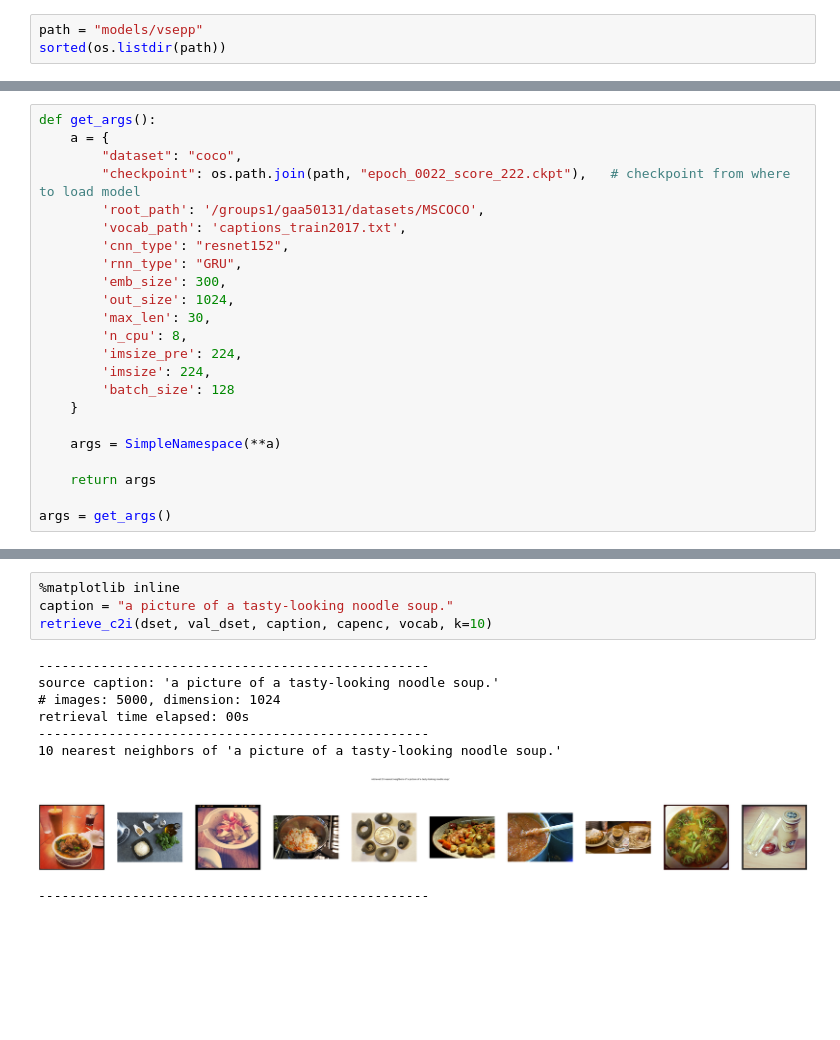
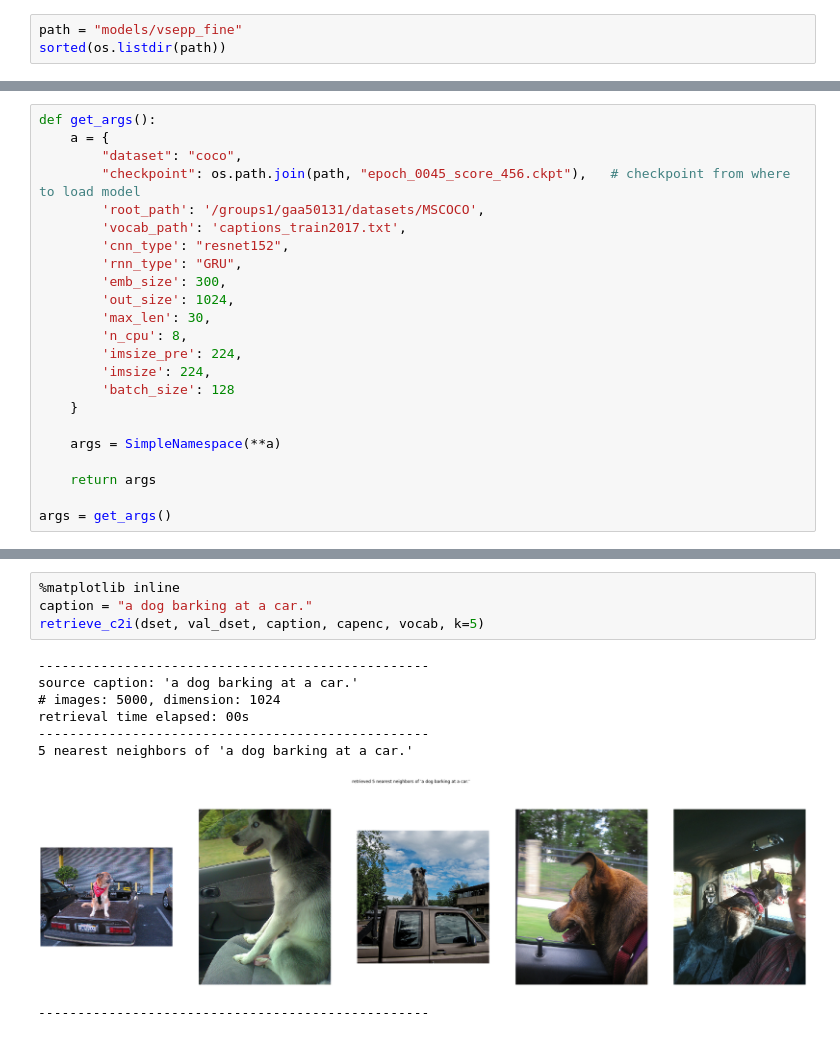
Before and after one commit to skasai5296/VSE, a Jupyter notebook: visualize.ipynb, the cells around one changed output, grey strips where cells are left out. Saved outputs shown, nothing was run; the diff lists cells and outputs as text; blank space fills up the shorter version.

```diff
--- a/visualize.ipynb
+++ b/visualize.ipynb
@@ -22,6 +21,6 @@ from model import ImageEncoder, CaptionEncoder
 from vocab import Vocabulary
 from eval import retrieve_i2c, retrieve_c2i
 # %%
-path = "models/vsepp"
+path = "models/vsepp_fine"
 sorted(os.listdir(path))
 # %% [output]
@@ -34,7 +42,7 @@ sorted(os.listdir(path))
 def get_args():
     a = {
         "dataset": "coco",
-        "checkpoint": os.path.join(path, "epoch_0022_score_222.ckpt"),   # checkpoint from where to load model
+        "checkpoint": os.path.join(path, "epoch_0045_score_456.ckpt"),   # checkpoint from where to load model
         'root_path': '/groups1/gaa50131/datasets/MSCOCO',
         'vocab_path': 'captions_train2017.txt',
         'cnn_type': "resnet152",
@@ -121,14 +129,14 @@ Racers riding four wheelers while a crowd watches.
 --------------------------------------------------
 # %%
 %matplotlib inline
-caption = "a picture of a tasty-looking noodle soup."
-retrieve_c2i(dset, val_dset, caption, capenc, vocab, k=10)
+caption = "a dog barking at a car."
+retrieve_c2i(dset, val_dset, caption, capenc, vocab, k=5)
 # %% [output]
 --------------------------------------------------
-source caption: 'a picture of a tasty-looking noodle soup.'
+source caption: 'a dog barking at a car.'
 # images: 5000, dimension: 1024
 retrieval time elapsed: 00s
 --------------------------------------------------
-10 nearest neighbors of 'a picture of a tasty-looking noodle soup.'
+5 nearest neighbors of 'a dog barking at a car.'
-[figure, old version]
+[figure, new version]
 --------------------------------------------------
```
Also changed, not shown: parts of 5 cells of this notebook.
